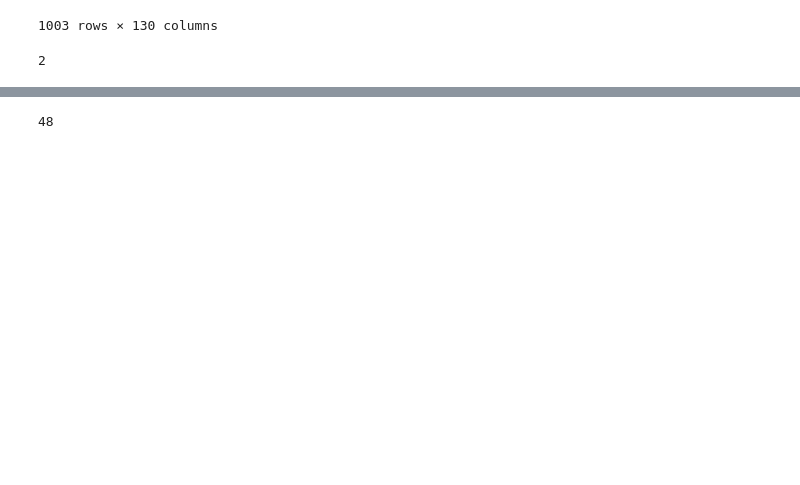
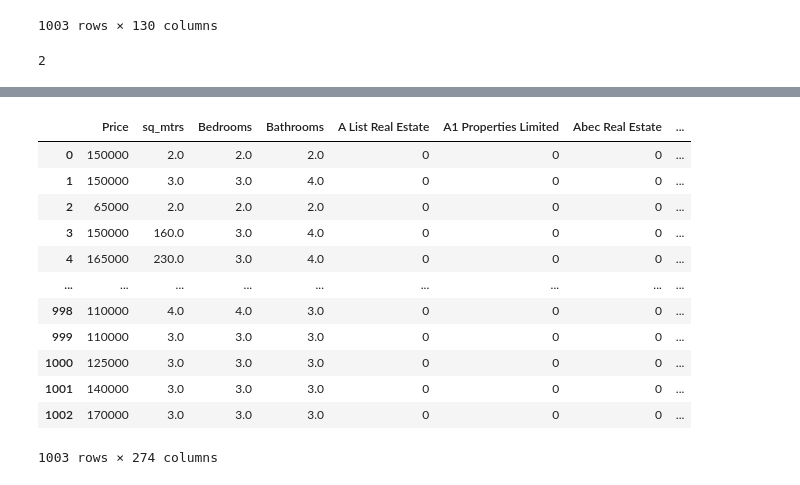
Before and after one commit to shadrack71/kenya_housing_real_estate_project_with_machine_learning, a Jupyter notebook: kenya_housing_real_estate_project.ipynb, the cells around one changed output, grey strips where cells are left out. Drawn from its saved outputs; the diff is of its cells as text; code cells hidden in the pictures; blank space fills up the shorter version.

```diff
--- a/kenya_housing_real_estate_project.ipynb
+++ b/kenya_housing_real_estate_project.ipynb
@@ -353,6 +363,22 @@ KeyError: "['riverside, Riverside, Riverside, Westland'] not found in axis"
 # %%
 location_stats = df6['Neighborhood'].value_counts(ascending=False)
-len(location_stats[location_stats<3
+len(location_stats[location_stats <=1
     ])
+
+df7 = df6.drop(['Neighborhood','Agency','price_per_sq_mtrs'],axis='columns')
+df8 = pd.concat([df7,dummies_Agency,dummies_location],axis='columns')
+df8
 # %% [output]
+|  | Price | sq_mtrs | Bedrooms | Bathrooms | A List Real Estate | A1 Properties Limited | Abec Real Estate | ... |
+| 0 | 150000 | 2.0 | 2.0 | 2.0 | 0 | 0 | 0 | ... |
+| 1 | 150000 | 3.0 | 3.0 | 4.0 | 0 | 0 | 0 | ... |
+| 2 | 65000 | 2.0 | 2.0 | 2.0 | 0 | 0 | 0 | ... |
+| 3 | 150000 | 160.0 | 3.0 | 4.0 | 0 | 0 | 0 | ... |
+| 4 | 165000 | 230.0 | 3.0 | 4.0 | 0 | 0 | 0 | ... |
+| ... | ... | ... | ... | ... | ... | ... | ... | ... |
+| 998 | 110000 | 4.0 | 4.0 | 3.0 | 0 | 0 | 0 | ... |
+| 999 | 110000 | 3.0 | 3.0 | 3.0 | 0 | 0 | 0 | ... |
+| 1000 | 125000 | 3.0 | 3.0 | 3.0 | 0 | 0 | 0 | ... |
+| 1001 | 140000 | 3.0 | 3.0 | 3.0 | 0 | 0 | 0 | ... |
+| 1002 | 170000 | 3.0 | 3.0 | 3.0 | 0 | 0 | 0 | ... |
-48
+1003 rows × 274 columns
```
Also changed, not shown: parts of 9 cells of this notebook.
